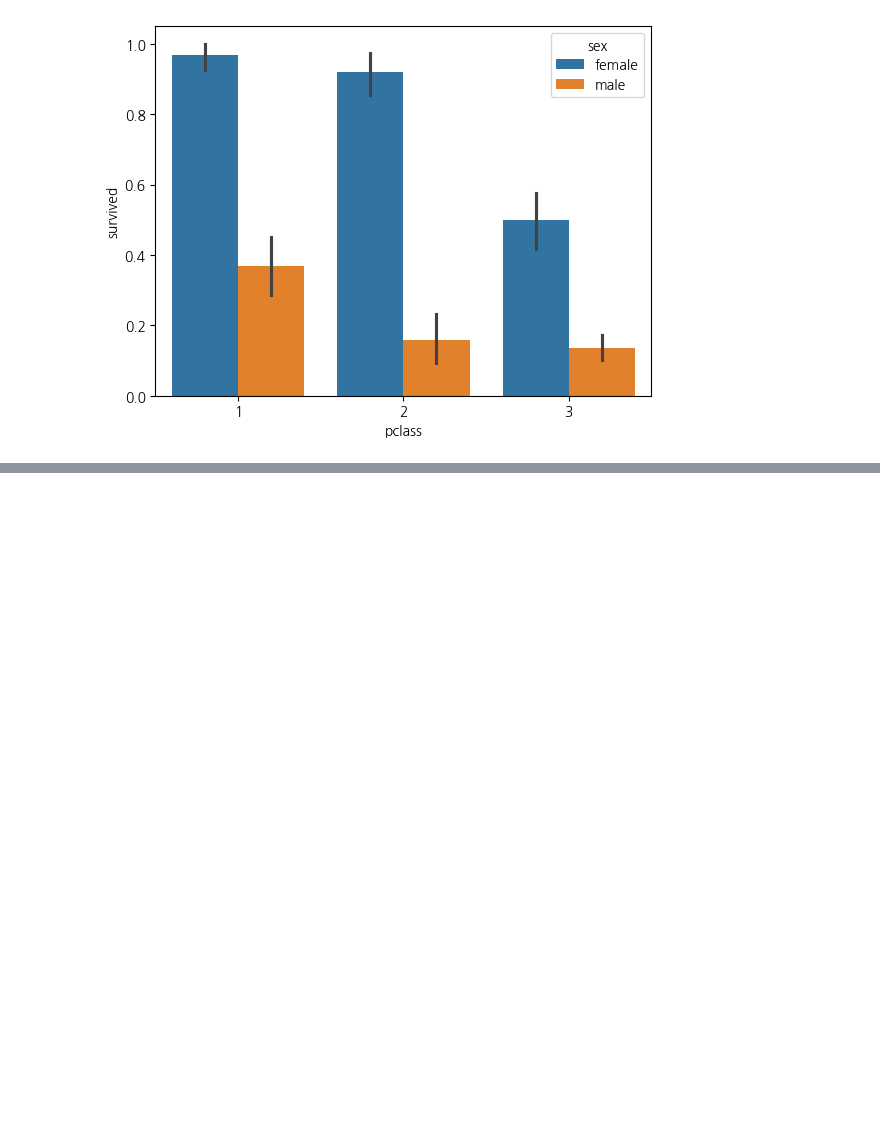
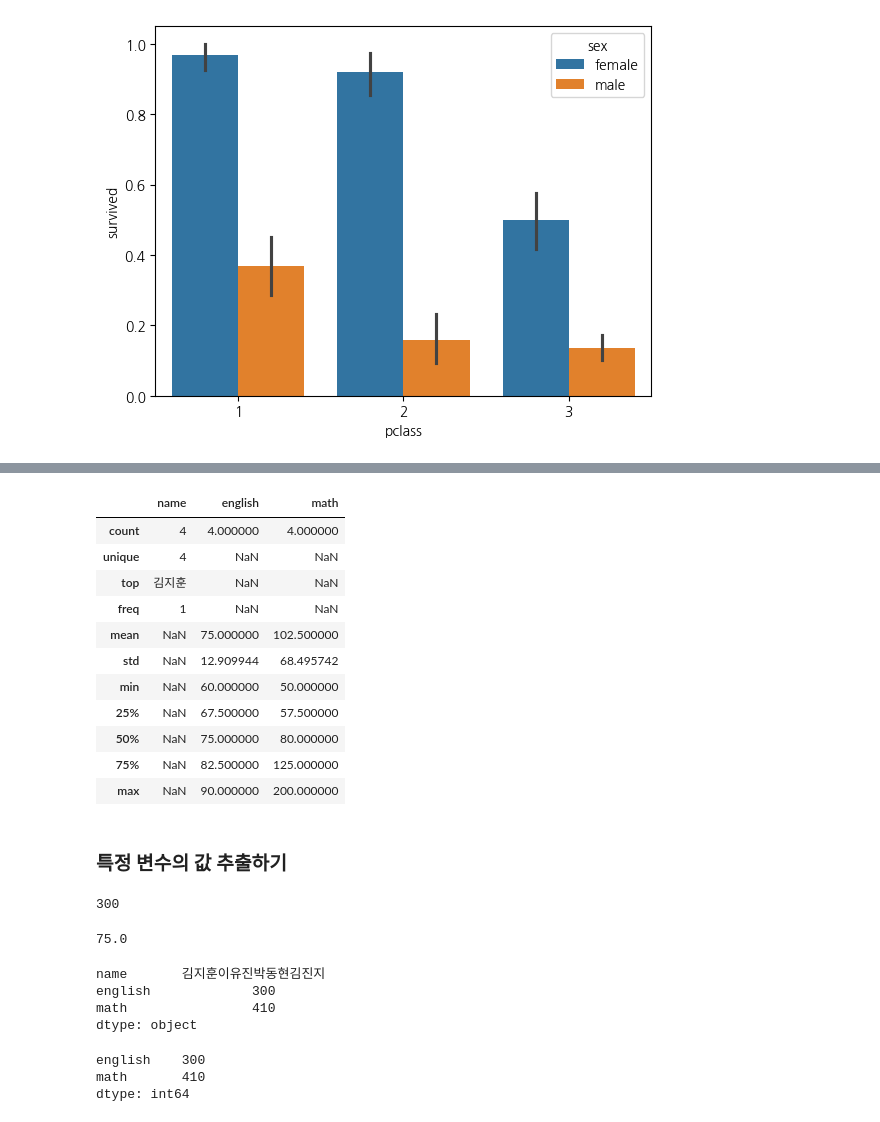
Before and after one commit to geonho27/2024-1-my-BDA, a Jupyter notebook: inclass/02w_0318_mon_dataframe_basic.ipynb, the cells around one changed output, grey strips where cells are left out. Drawn from its saved outputs; the diff is of its cells as text; code cells hidden in the pictures; blank space fills up the shorter version.

```diff
--- a/inclass/02w_0318_mon_dataframe_basic.ipynb
+++ b/inclass/02w_0318_mon_dataframe_basic.ipynb
@@ -188,0 +191,7 @@ sns.barplot(x='pclass', y='survived', hue="sex", data=titanic)
+# %%
+import pandas as pd
+
+df = pd.DataFrame({"name": ["김지훈", "이유진", "박동현", "김진지"],
+                   "english": [90, 80, 60, 70],
+                   "math": [50, 60, 100, 200]})
+df
@@ -188,0 +229,38 @@ sns.barplot(x='pclass', y='survived', hue="sex", data=titanic)
+# %%
+df.describe(include = 'all')
+# %% [output]
+|  | name | english | math |
+| count | 4 | 4.000000 | 4.000000 |
+| unique | 4 | NaN | NaN |
+| top | 김지훈 | NaN | NaN |
+| freq | 1 | NaN | NaN |
+| mean | NaN | 75.000000 | 102.500000 |
+| std | NaN | 12.909944 | 68.495742 |
+| min | NaN | 60.000000 | 50.000000 |
+| 25% | NaN | 67.500000 | 57.500000 |
+| 50% | NaN | 75.000000 | 80.000000 |
+| 75% | NaN | 82.500000 | 125.000000 |
+| max | NaN | 90.000000 | 200.000000 |
+# %% [markdown]
+### 특정 변수의 값 추출하기
+# %%
+sum(df["english"])
+# %% [output]
+300
+# %%
+sum(df['english']) / len(df)
+# %% [output]
+75.0
+# %%
+df.sum()
+# %% [output]
+name       김지훈이유진박동현김진지
+english             300
+math                410
+dtype: object
+# %%
+df.sum(numeric_only=True)
+# %% [output]
+english    300
+math       410
+dtype: int64
```
Also changed, not shown: parts of 34 cells of this notebook.
